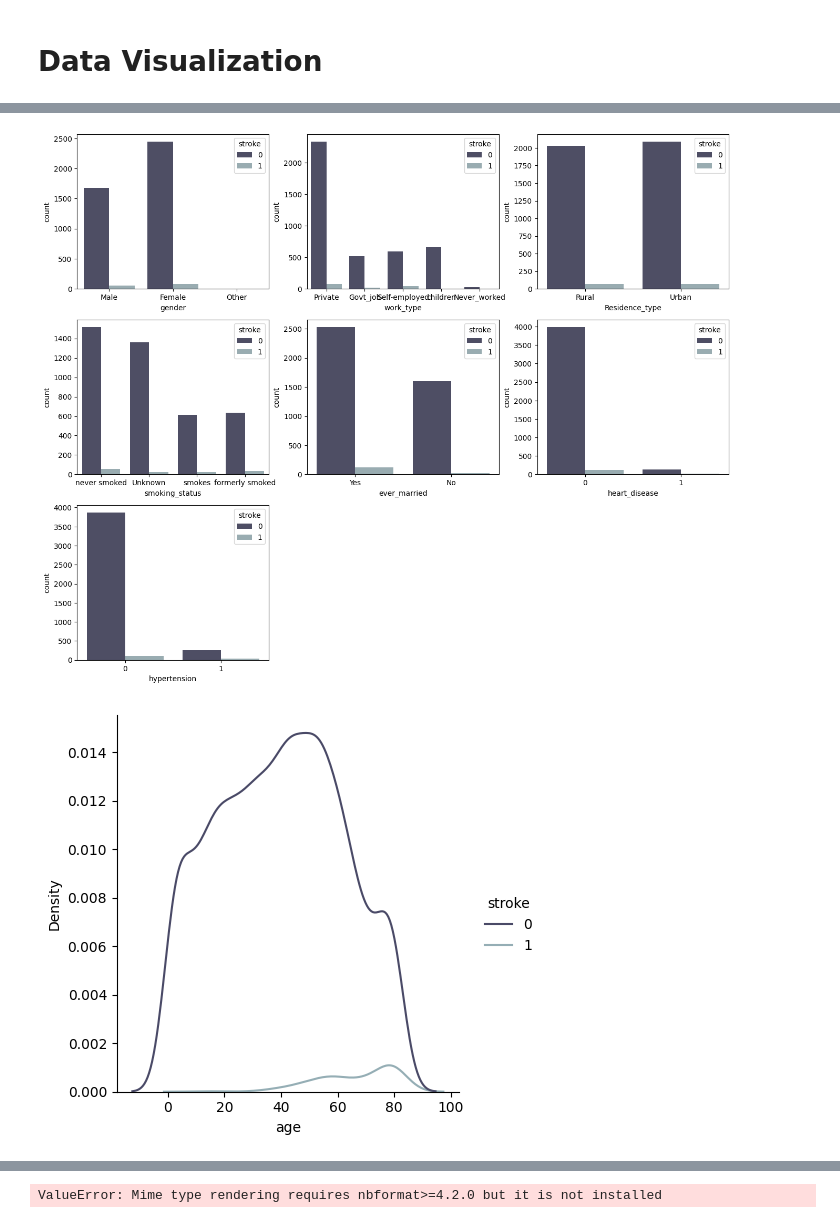
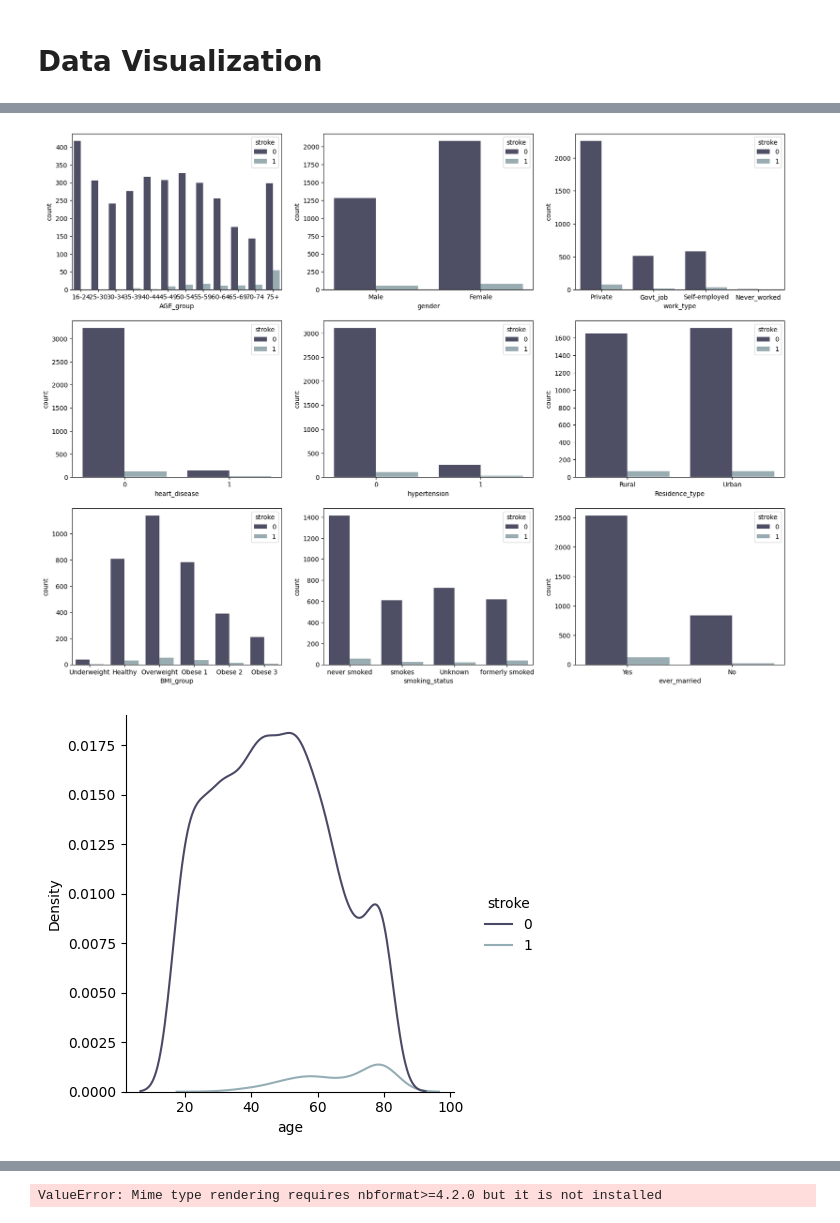
Before and after one commit to LocCongNghe/Seminar, a Jupyter notebook: Model.ipynb, the cells around one changed output, grey strips where cells are left out. Saved outputs shown, nothing was run; the diff lists cells and outputs as text; code cells hidden in the pictures.

```diff
--- a/Model.ipynb
+++ b/Model.ipynb
@@ -97,6 +97,12 @@ bmi                  0
 smoking_status       0
 stroke               0
 dtype: int64
+# %%
+rows_to_drop = data_raw[data_raw['gender'] == 'Other'].index
+data_raw = data_raw.drop(rows_to_drop)
+# %%
+rows_to_drop = data_raw[data_raw['age'] <= 16].index
+data_raw = data_raw.drop(rows_to_drop)
 # %%
 data_raw.shape
 # %% [output]
@@ -216,17 +258,17 @@ ValueError: Mime type rendering requires nbformat>=4.2.0 but it is not installed
 # %%
-cols = ['gender','work_type','Residence_type','smoking_status','ever_married','heart_disease','hypertension']
-plt.figure(figsize=(16,13))
+cols = ['AGE_group','gender','work_type','heart_disease','hypertension','Residence_type','BMI_group','smoking_status','ever_married']
+plt.figure(figsize=(20,15))
 for i in range(len(cols)):
     plt.subplot(3,3,i+1)
 
     sns.countplot(x=data_raw[cols[i]],hue = data_raw['stroke'],palette = 'bone')
 # %% [output]
-[figure, old version]
+[figure, new version]
 # %%
 sns.displot(data = data_raw , x='age',hue = 'stroke',kind = 'kde',palette = 'bone',height=4.5 )
 plt.show()
 # %% [output]
-[figure, old version]
+[figure, new version]
 # %%
 sns.displot(data = data_raw , x='avg_glucose_level',hue = 'stroke',kind = 'kde',palette = 'bone',height=4.5 )
 plt.show()
```
Also changed, not shown: parts of 42 cells of this notebook.
